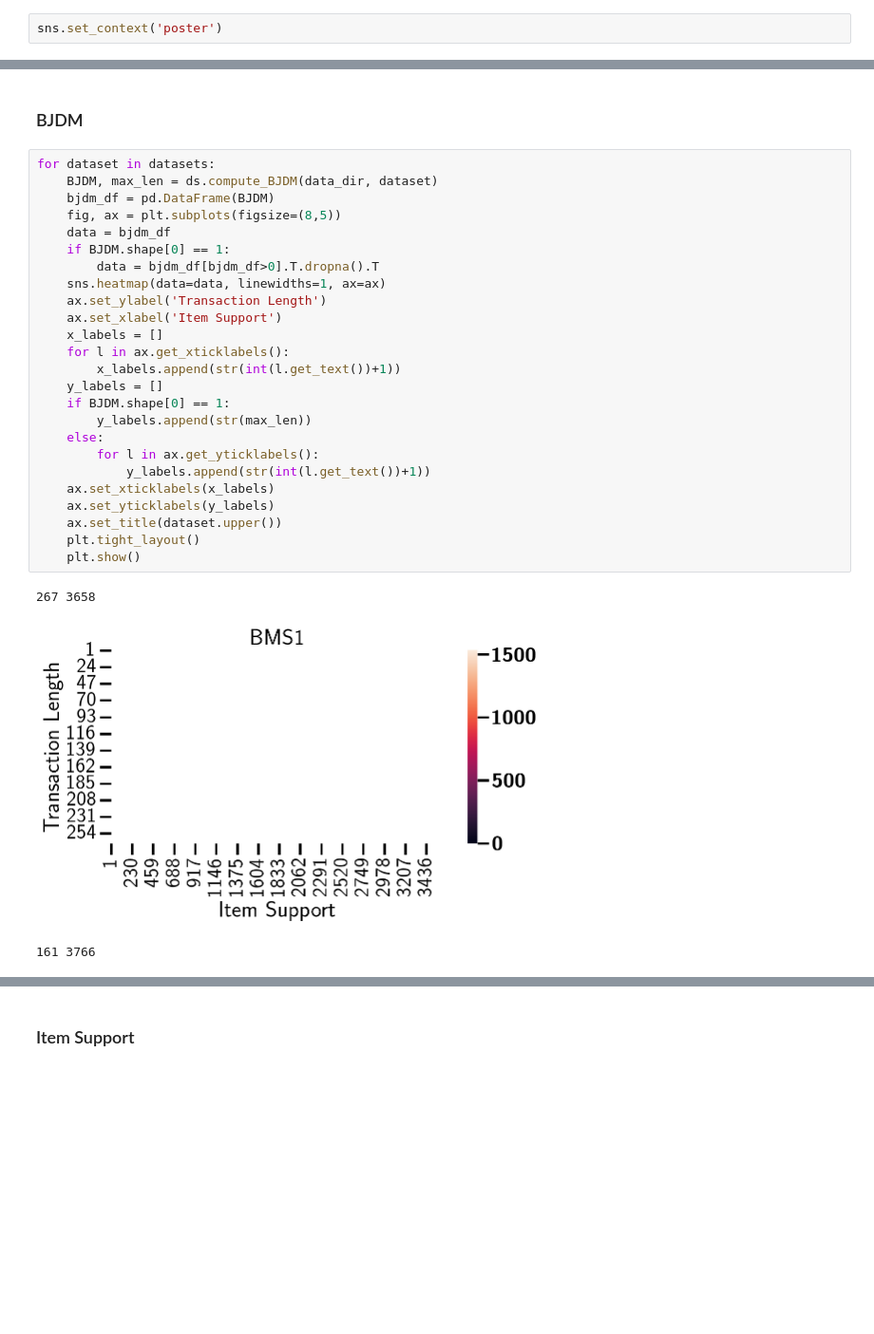
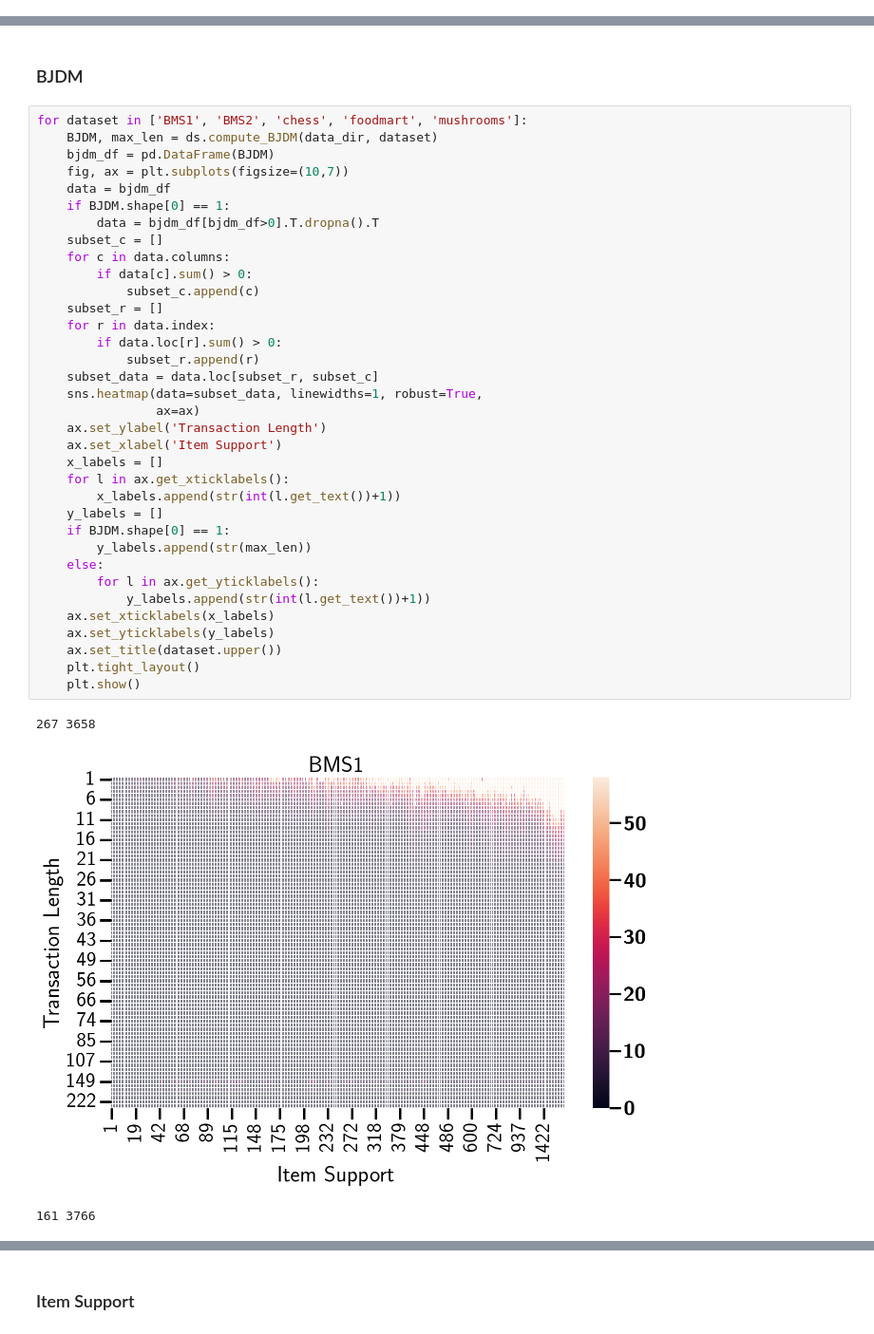
Before and after one commit to acdmammoths/alice, a Jupyter notebook: code/notebooks/Results.ipynb, the cells around one changed output, grey strips where cells are left out. Shown at 95% size. Saved outputs shown, nothing was run; the diff lists cells and outputs as text; blank space fills up the shorter version.

Commit message:
updates figures

```diff
--- a/code/notebooks/Results.ipynb
+++ b/code/notebooks/Results.ipynb
@@ -41,2 +37,0 @@ palette = sns.color_palette(['#2E4052', '#AC3931', '#2CEAA3', '#01BAEF',
-# %%
-sns.set_context('poster')
@@ -89,31 +88,41 @@ mushrooms &             8416 &       119 &                   193568 &
 # %% [markdown]
 ### BJDM
 # %%
-for dataset in datasets:
+for dataset in ['BMS1', 'BMS2', 'chess', 'foodmart', 'mushrooms']:
     BJDM, max_len = ds.compute_BJDM(data_dir, dataset)
     bjdm_df = pd.DataFrame(BJDM)
-    fig, ax = plt.subplots(figsize=(8,5))
+    fig, ax = plt.subplots(figsize=(10,7))
     data = bjdm_df
     if BJDM.shape[0] == 1:
         data = bjdm_df[bjdm_df>0].T.dropna().T
-    sns.heatmap(data=data, linewidths=1, ax=ax)
+    subset_c = []
+    for c in data.columns:
+        if data[c].sum() > 0:
+            subset_c.append(c)
+    subset_r = []
+    for r in data.index:
+        if data.loc[r].sum() > 0:
+            subset_r.append(r)
+    subset_data = data.loc[subset_r, subset_c]
+    sns.heatmap(data=subset_data, linewidths=1, robust=True,
+                ax=ax)
     ax.set_ylabel('Transaction Length')
     ax.set_xlabel('Item Support')
     x_labels = []
     for l in ax.get_xticklabels():
         x_labels.append(str(int(l.get_text())+1))
     y_labels = []
     if BJDM.shape[0] == 1:
         y_labels.append(str(max_len))
     else:
         for l in ax.get_yticklabels():
             y_labels.append(str(int(l.get_text())+1))
     ax.set_xticklabels(x_labels)
     ax.set_yticklabels(y_labels)
     ax.set_title(dataset.upper())
     plt.tight_layout()
     plt.show()
 # %% [output]
 267 3658
-[figure, old version]
+[figure, new version]
 161 3766
```
Also changed, not shown: parts of 7 cells of this notebook, 1 other file.
